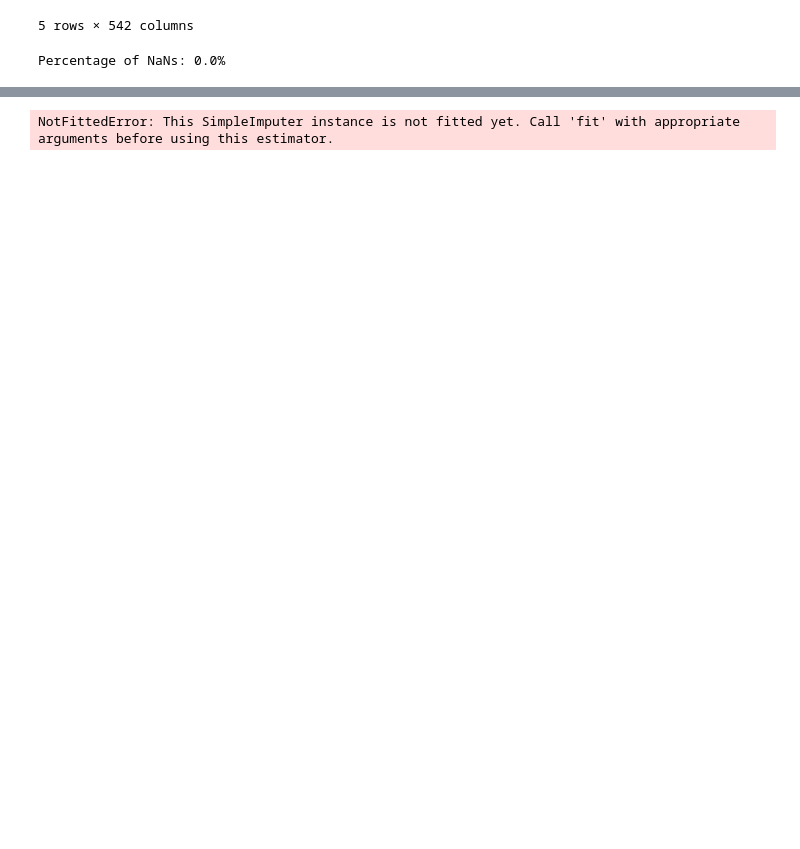
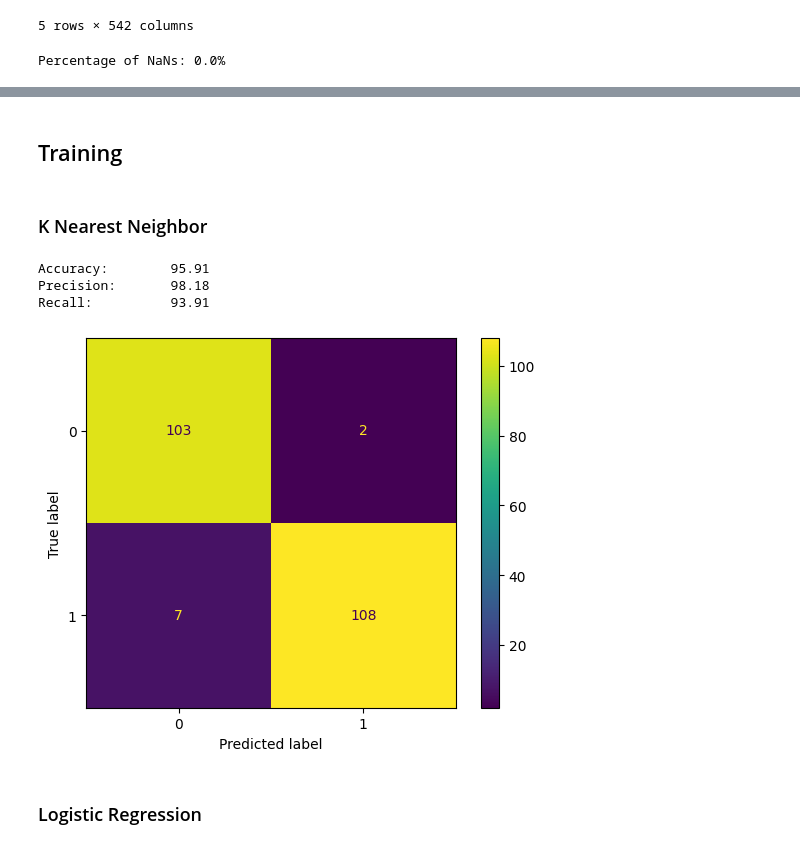
Before and after one commit to jonasbarth/fds-2022-final-project, a Jupyter notebook: hoc.ipynb, the cells around one changed output, grey strips where cells are left out. Drawn from its saved outputs; the diff is of its cells as text; code cells hidden in the pictures; blank space fills up the shorter version.

Commit message:
Training results
#6

```diff
--- a/hoc.ipynb
+++ b/hoc.ipynb
@@ -232,16 +224,49 @@ Percentage of NaNs: 0.0%
-# %%
-from sklearn.neighbors import KNeighborsClassifier
-from sklearn.metrics import accuracy_score
-
-model = make_pipeline(
-    SimpleImputer(strategy='mean'),
-    KNeighborsClassifier(n_neighbors=5)
-)
-
-model.fit()
-
-y_hat = model.predict(imputed[-10:])
-
-accuracy_score(dev_data.label.iloc[-10:], y_hat)
-# %% [output]
-NotFittedError: This SimpleImputer instance is not fitted yet. Call 'fit' with appropriate arguments before using this estimator.
+# %% [markdown]
+## Training
+# %%
+from sklearn.linear_model import LogisticRegression
+from sklearn.neighbors import KNeighborsClassifier
+from sklearn.naive_bayes import GaussianNB
+from sklearn.impute import SimpleImputer
+from sklearn.metrics import confusion_matrix, accuracy_score, precision_score, recall_score
+from sklearn.metrics import ConfusionMatrixDisplay
+
+dev_hist   = pd.read_csv('dataset/dev_hist.csv', header=[0,1], index_col=[0,1])
+test_hist  = pd.read_csv('dataset/test_hist.csv', header=[0,1], index_col=[0,1])
+train_hist = pd.read_csv('dataset/train_hist.csv', header=[0,1], index_col=[0,1])
+
+dev_label    = metadata.loc[dev_hist.index].label
+test_label   = metadata.loc[test_hist.index].label
+train_label  = metadata.loc[train_hist.index].label
+
+def metrics(y_hat, y):
+    acc = accuracy_score(y_hat, y)
+    prec = precision_score(y_hat, y)
+    recall = recall_score(y_hat, y)
+    cm = confusion_matrix(y_hat, y)
+    print(f'Accuracy:\t {round(acc*100, 2)}')
+    print(f'Precision:\t {round(prec*100, 2)}')
+    print(f'Recall:\t\t {round(recall*100, 2)}')
+    ConfusionMatrixDisplay(cm).plot()
+# %% [markdown]
+### K Nearest Neighbor
+# %%
+knn_params = dict(
+    strategy = ['mean', 'median'],
+    n_neighbors = range(3,13,3)
+)
+knn = make_pipeline(
+    SimpleImputer(strategy='mean'), # we may also pick Median as the strategy
+    KNeighborsClassifier(n_neighbors=5)) # we may pick a different K
+# %%
+knn.fit(train_hist, train_label)
+y_hat = knn.predict(test_hist)
+
+metrics(y_hat, test_label)
+# %% [output]
+Accuracy:        95.91
+Precision:       98.18
+Recall:          93.91
+[figure, added]
+# %% [markdown]
+### Logistic Regression
```
Also changed, not shown: parts of 7 cells of this notebook.
